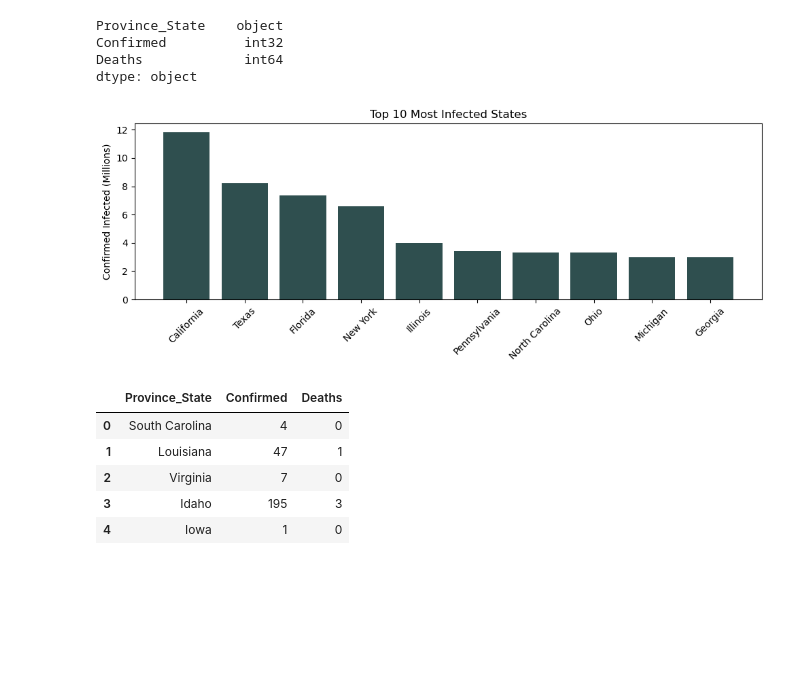
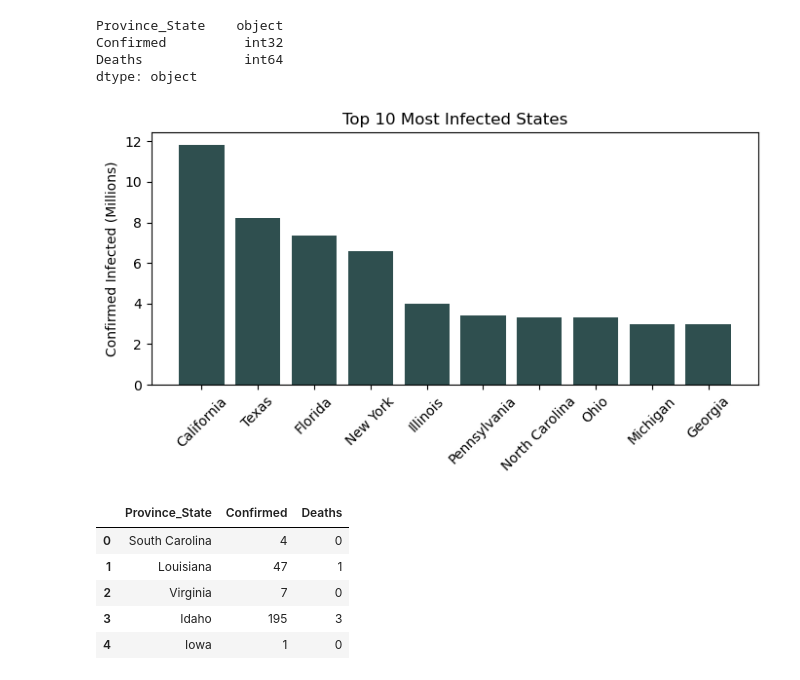
Before and after one commit to jvwastaken/Project-3, a Jupyter notebook: Sean/Resources/Graph_visuals.ipynb, the cells around one changed output. Saved outputs shown, nothing was run; the diff lists cells and outputs as text; code cells hidden in the pictures; blank space fills up the shorter version.

Commit message:
adjusted graph sizes

```diff
--- a/Sean/Resources/Graph_visuals.ipynb
+++ b/Sean/Resources/Graph_visuals.ipynb
@@ -55,29 +55,29 @@ dtype: object
 # %%
 # Convert the 'Confirmed' values to millions and create the 'Confirmed_millions' column
 sorted_df['Confirmed_millions'] = sorted_df['Confirmed'] / 1000000
 
 # Plotting
-plt.figure(figsize=(10, 4))
+plt.figure(figsize=(7, 4))
 plt.bar(sorted_df.head(10)['Province_State'], sorted_df.head(10)['Confirmed_millions'], color='darkslategray', align="center")
 plt.title("Top 10 Most Infected States")
 plt.ylabel("Confirmed Infected (Millions)")
 plt.xticks(rotation=45)
 
 # Set the y-tick labels to show values in millions
 plt.yticks(range(0, int(sorted_df['Confirmed_millions'].max()) + 2, 2))
 
 plt.tight_layout()
 
 # Save graph as a png file to the desired directory
 output_dir = "Images"
 if not os.path.exists(output_dir):
     os.makedirs(output_dir)
 
 plt.savefig(os.path.join(output_dir, 'Top_10_Most_Infected_States.png'))
 
 plt.show()
 # %% [output]
-[figure, old version]
+[figure, new version]
 # %%
 #Graph Visual 2: Are there any signs shown in the data that the country is able
 # to control the outbreak by the end of the year?
```
Also changed, not shown: parts of 1 cell of this notebook, 2 other files.
